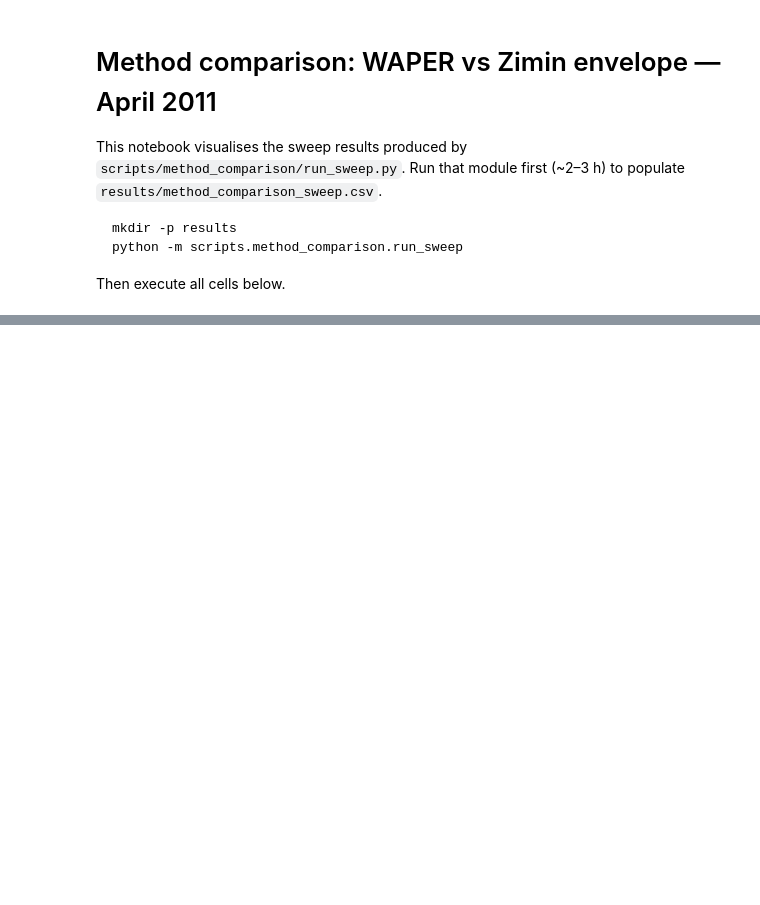
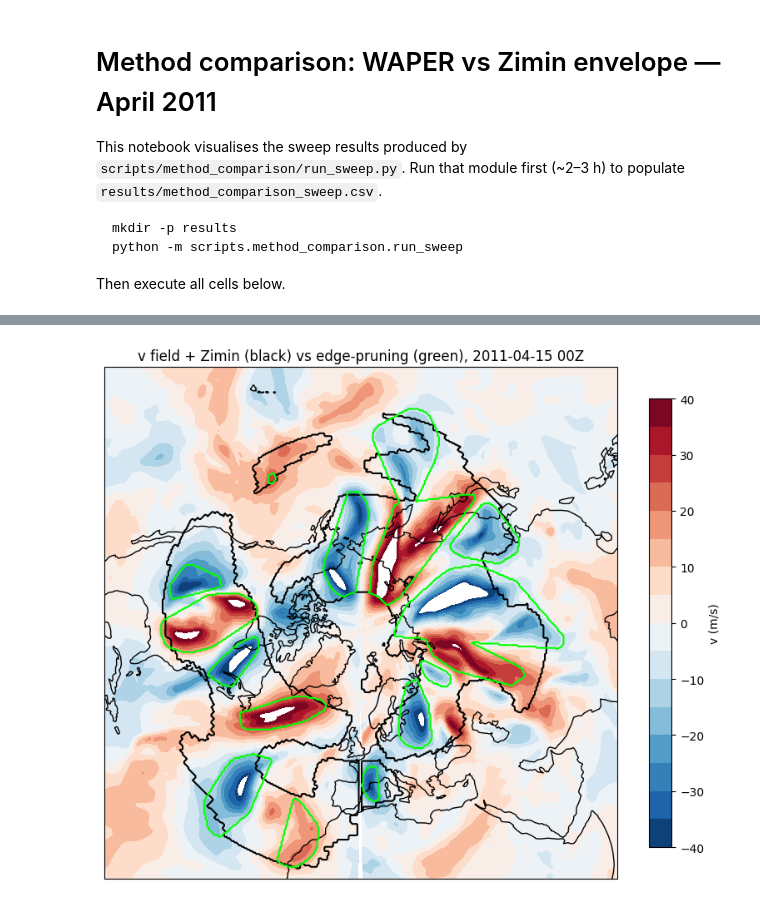
Before and after one commit to JoyMonteiro/waper, a Jupyter notebook: scripts/method_comparison/method_comparison.ipynb, the cells around one changed output, grey strips where cells are left out. Saved outputs shown, nothing was run; the diff lists cells and outputs as text; code cells hidden in the pictures; blank space fills up the shorter version.

```diff
--- a/scripts/method_comparison/method_comparison.ipynb
+++ b/scripts/method_comparison/method_comparison.ipynb
@@ -73,13 +85,16 @@ fig.tight_layout()
 # %%
-t = 24 * 14  # 2011-04-15 00Z (index into hourly series)
+t = 24 * 15  # 2011-04-15 00Z (index into hourly series)
 fig, ax = plt.subplots(figsize=(8, 8), subplot_kw={"projection": ccrs.NorthPolarStereo()})
 ax.coastlines(); ax.set_extent([-180, 180, 20, 80], ccrs.PlateCarree())
 cf = ax.contourf(v.longitude, v.latitude, v.isel(time=t),
                  levels=np.linspace(-40, 40, 17), cmap="RdBu_r",
                  transform=ccrs.PlateCarree())
 fig.colorbar(cf, ax=ax, label="v (m/s)", shrink=0.7)
 for mask, color in [(zimin[t], "k"), (method_masks[t], "lime")]:
     ax.contour(plon, plat, mask.astype(float), levels=[0.5],
                colors=color, transform=ccrs.PlateCarree())
 ax.set_title("v field + Zimin (black) vs edge-pruning (green), 2011-04-15 00Z")
 fig.tight_layout()
+plt.savefig('example.png')
+# %% [output]
+[figure, added]
```
Also changed, not shown: parts of 5 cells of this notebook.
